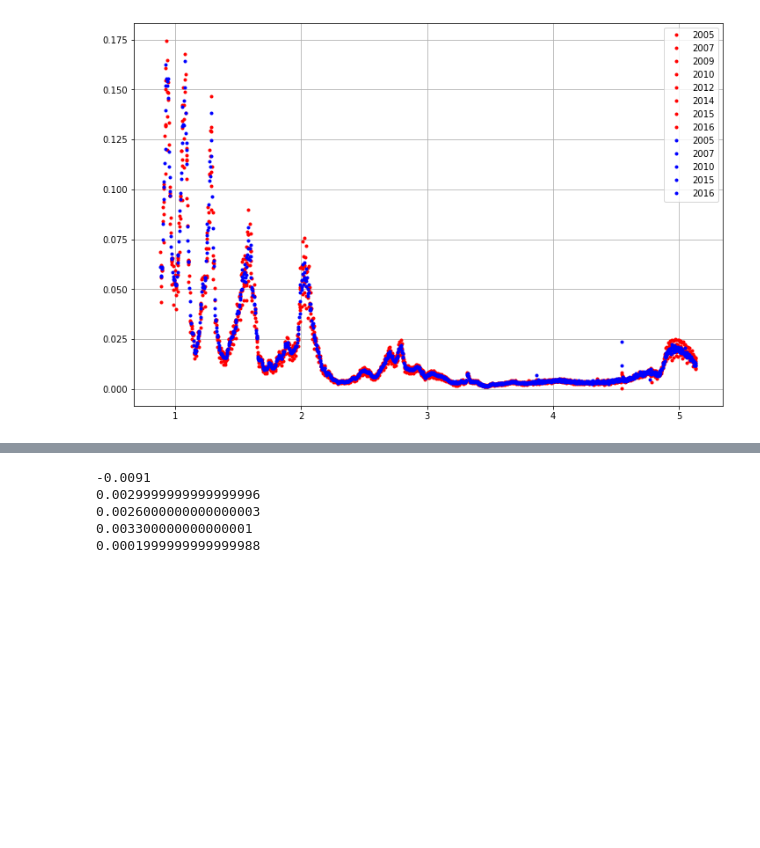
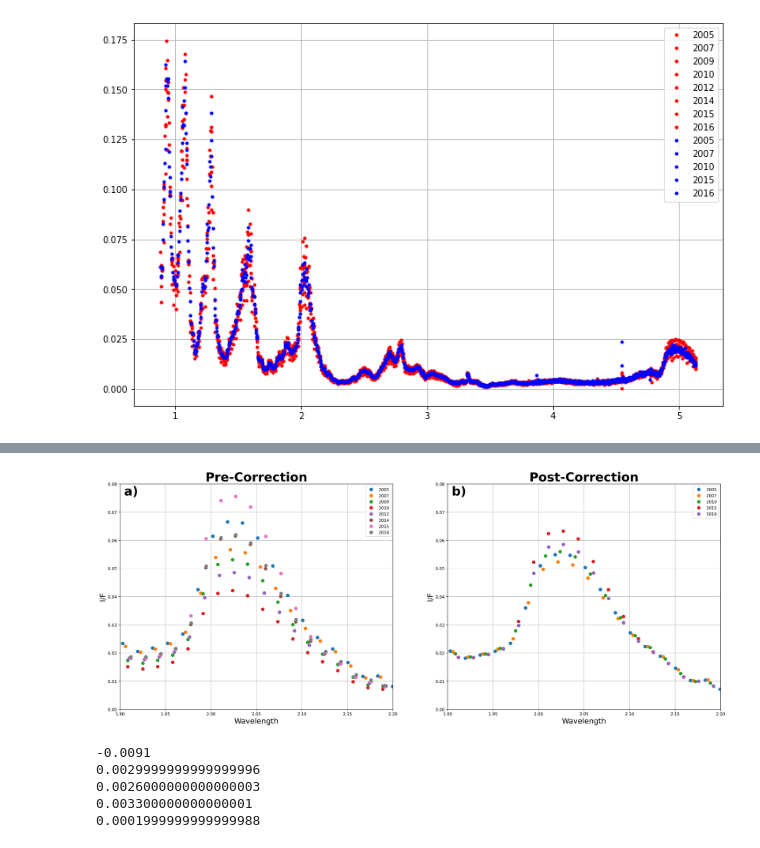
Before and after one commit to lucaslibshutz/spectralResearch, a Jupyter notebook: results_1.ipynb, the cells around one changed output, grey strips where cells are left out. Cells and saved outputs as stored; diff of their text form; code cells hidden in the pictures; blank space fills up the shorter version.

```diff
--- a/results_1.ipynb
+++ b/results_1.ipynb
@@ -330,3 +325,38 @@ vims_wav
+# %%
+%matplotlib inline
+
+layout = [['a)','b)']]
+
+fig,axs = plt.subplot_mosaic(layout,figsize=(26,10),facecolor='white',dpi=250)
+
+for i in range(len(orig_avgs)):
+    axs['a)'].plot(vims_wave+orig_shifts[i],orig_avgs[i],'.',label=orig_years[i],markersize=15)
+axs['a)'].set_title('Pre-Correction',fontsize=30,fontweight='bold')
+axs['a)'].set_xlabel('Wavelength',fontsize=18)
+axs['a)'].set_ylabel('I/F',fontsize=18)
+axs['a)'].grid()
+axs['a)'].legend()
+axs['a)'].set_xlim([1.9,2.2])
+axs['a)'].set_ylim([0,0.08])
+
+for i in range(len(avg_spectra)):
+    axs['b)'].plot(vims_wave+wave_shifts[i,1],avg_spectra[i],'.',label=year_list[i],markersize=15)
+axs['b)'].set_title('Post-Correction',fontsize=30,fontweight='bold')
+axs['b)'].set_xlabel('Wavelength',fontsize=18)
+axs['b)'].set_ylabel('I/F',fontsize=18)
+axs['b)'].grid()
+axs['b)'].legend()
+axs['b)'].set_xlim([1.9,2.2])
+axs['b)'].set_ylim([0,0.08])
+
+for label,ax in axs.items():
+    #label physical distance in and down:
+    trans = mtransforms.ScaledTranslation(10/72,-5/72,fig.dpi_scale_trans)
+    ax.text(0.0,1.0,label,transform=ax.transAxes + trans,fontsize=30,fontweight='bold',verticalalignment='top',bbox=dict(facecolor='none',edgecolor='none',pad=3.0))
+
+plt.savefig('C:\\Users\\lucas\\Downloads\\fig4.png',bbox_inches='tight')
+# %% [output]
+[figure, added]
 # %%
 for i in range(5):
     print(wave_shifts[i,1]-wave_shifts[i-1,1])
```
Also changed, not shown: parts of 4 cells of this notebook, 1 other file.
